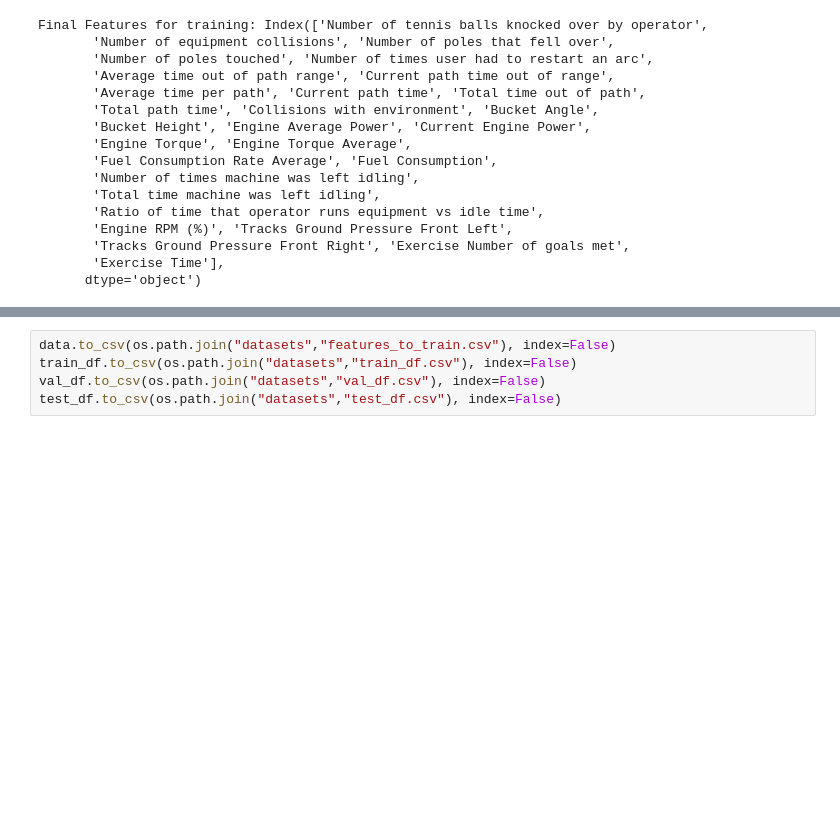
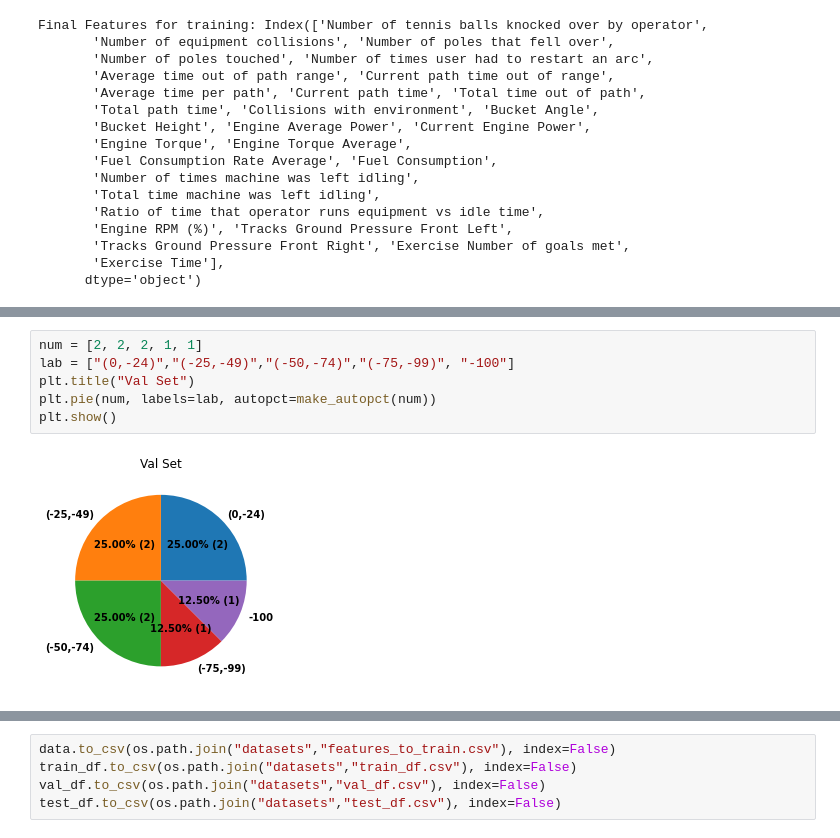
Before and after one commit to pranavAL/InvRL_Auto-Evaluate, a Jupyter notebook: EDA.ipynb, the cells around one changed output, grey strips where cells are left out. Cells and saved outputs as stored; diff of their text form; blank space fills up the shorter version.

```diff
--- a/EDA.ipynb
+++ b/EDA.ipynb
@@ -264,0 +318,8 @@ test_df = create_dataset(test_sess, test_df)
+# %%
+num = [2, 2, 2, 1, 1]
+lab = ["(0,-24)","(-25,-49)","(-50,-74)","(-75,-99)", "-100"]
+plt.title("Val Set")
+plt.pie(num, labels=lab, autopct=make_autopct(num))
+plt.show()
+# %% [output]
+[figure, added]
```
Also changed, not shown: parts of 7 cells of this notebook, 21 other files.
